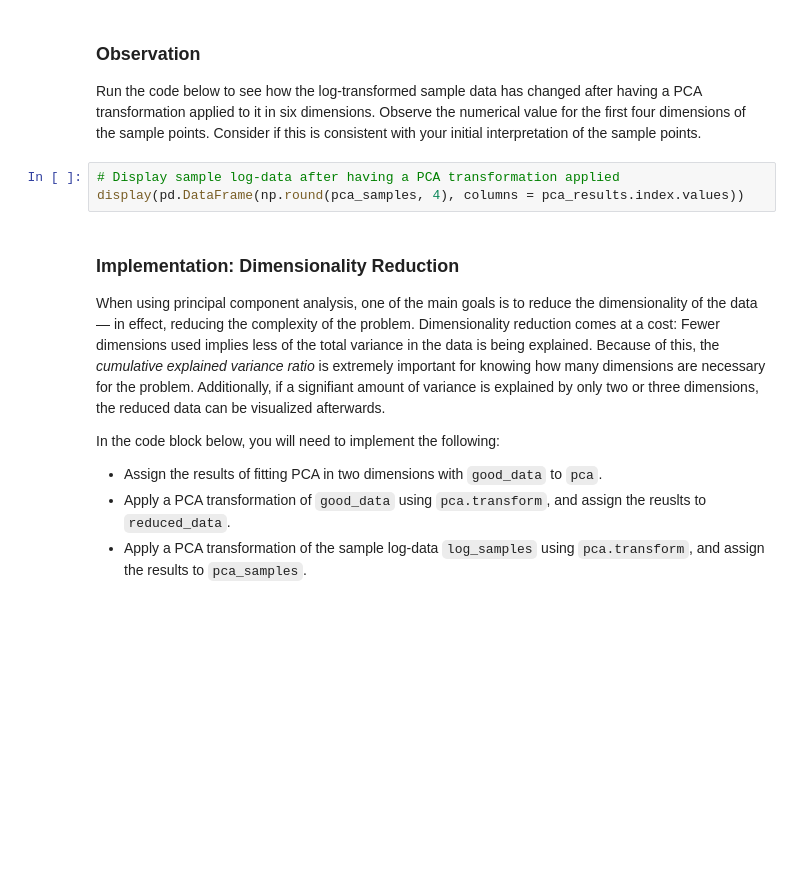
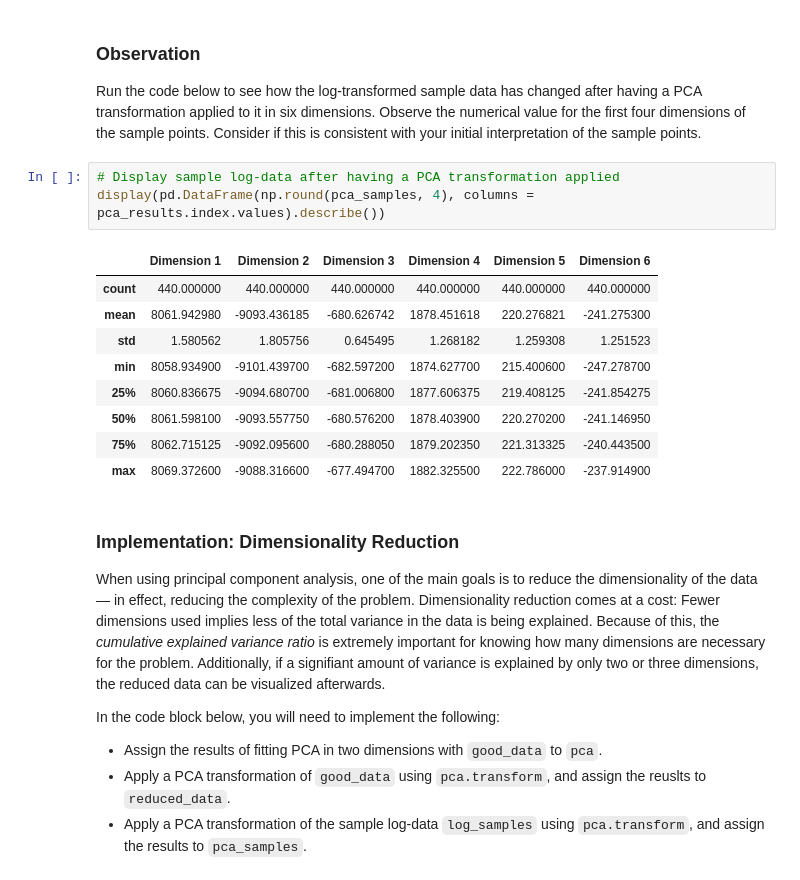
Before and after one commit to baumanab/Udacity_MachineLearningEngineer_ND, a Jupyter notebook: projects/creating_customer_segments/customer_segments.ipynb, the cells around one changed output. Saved outputs shown, nothing was run; the diff lists cells and outputs as text; blank space fills up the shorter version.

```diff
--- a/projects/creating_customer_segments/customer_segments.ipynb
+++ b/projects/creating_customer_segments/customer_segments.ipynb
@@ -313,7 +327,17 @@ pca_results = rs.pca_results(good_data, pca)
 Run the code below to see how the log-transformed sample data has changed after having a PCA transformation applied to it in six dimensions. Observe the numerical value for the first four dimensions of the sample points. Consider if this is consistent with your initial interpretation of the sample points.
 # %%
 # Display sample log-data after having a PCA transformation applied
-display(pd.DataFrame(np.round(pca_samples, 4), columns = pca_results.index.values))
+display(pd.DataFrame(np.round(pca_samples, 4), columns = pca_results.index.values).describe())
+# %% [output]
+|  | Dimension 1 | Dimension 2 | Dimension 3 | Dimension 4 | Dimension 5 | Dimension 6 |
+| count | 440.000000 | 440.000000 | 440.000000 | 440.000000 | 440.000000 | 440.000000 |
+| mean | 8061.942980 | -9093.436185 | -680.626742 | 1878.451618 | 220.276821 | -241.275300 |
+| std | 1.580562 | 1.805756 | 0.645495 | 1.268182 | 1.259308 | 1.251523 |
+| min | 8058.934900 | -9101.439700 | -682.597200 | 1874.627700 | 215.400600 | -247.278700 |
+| 25% | 8060.836675 | -9094.680700 | -681.006800 | 1877.606375 | 219.408125 | -241.854275 |
+| 50% | 8061.598100 | -9093.557750 | -680.576200 | 1878.403900 | 220.270200 | -241.146950 |
+| 75% | 8062.715125 | -9092.095600 | -680.288050 | 1879.202350 | 221.313325 | -240.443500 |
+| max | 8069.372600 | -9088.316600 | -677.494700 | 1882.325500 | 222.786000 | -237.914900 |
 # %% [markdown]
 ### Implementation: Dimensionality Reduction
 When using principal component analysis, one of the main goals is to reduce the dimensionality of the data — in effect, reducing the complexity of the problem. Dimensionality reduction comes at a cost: Fewer dimensions used implies less of the total variance in the data is being explained. Because of this, the *cumulative explained variance ratio* is extremely important for knowing how many dimensions are necessary for the problem. Additionally, if a signifiant amount of variance is explained by only two or three dimensions, the reduced data can be visualized afterwards.
```
Also changed, not shown: parts of 7 cells of this notebook.
